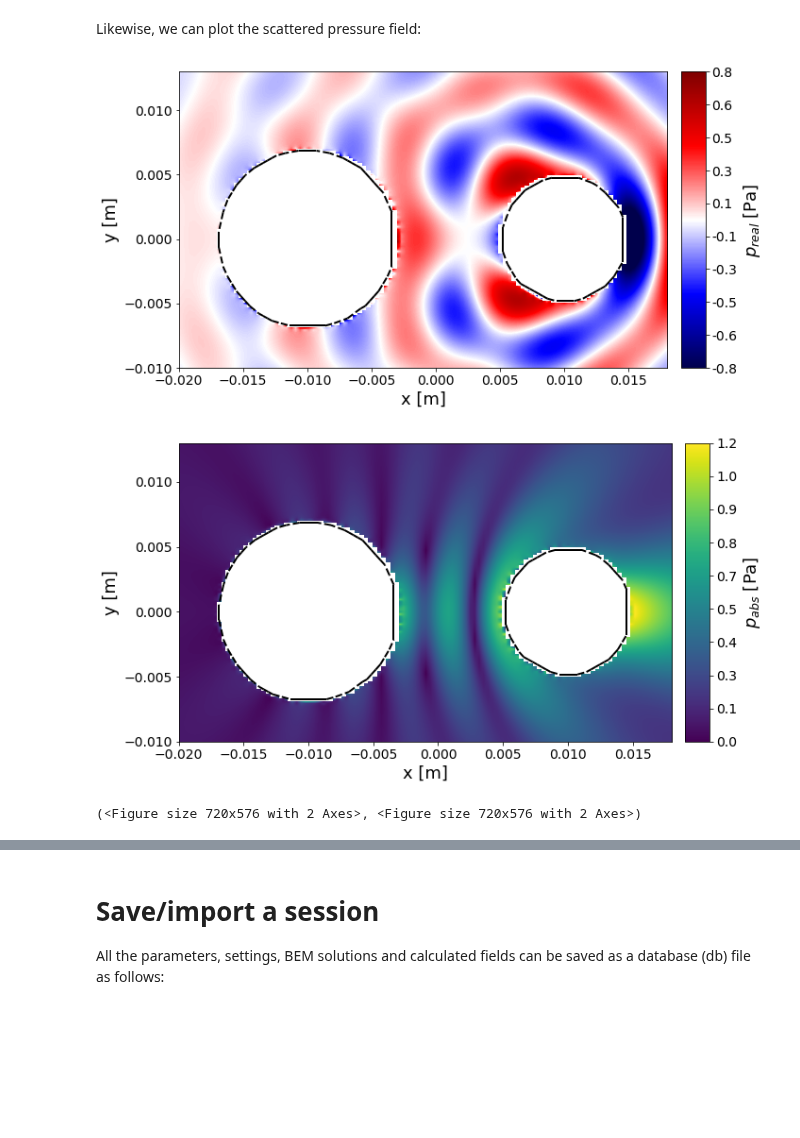
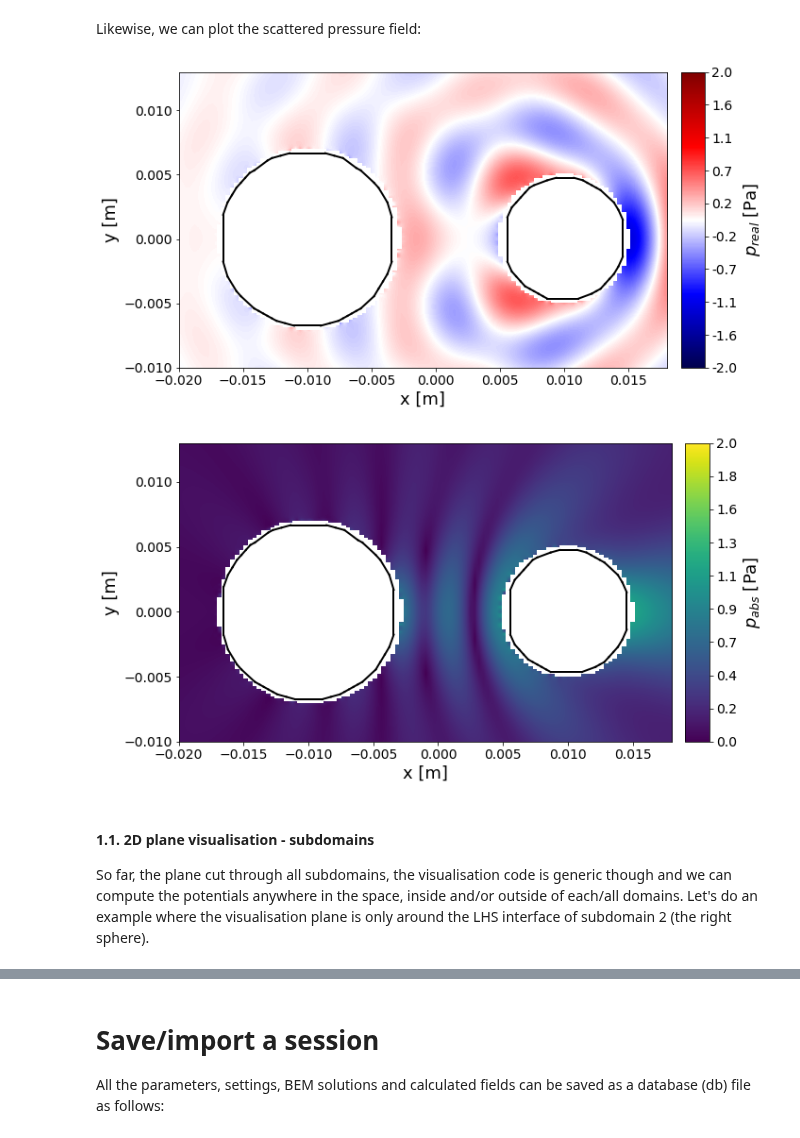
Before and after one commit to optimuslib/optimus, a Jupyter notebook: notebooks/Multiple domains postprocess.ipynb, the cells around one changed output, grey strips where cells are left out. Drawn from its saved outputs; the diff is of its cells as text; code cells hidden in the pictures; blank space fills up the shorter version.

```diff
--- a/notebooks/Multiple domains postprocess.ipynb
+++ b/notebooks/Multiple domains postprocess.ipynb
@@ -86,3 +87,3 @@ Let's create a postprocess object and define the 2D plane to determine the field
 # %%
-pp_2d = optimus.postprocess.PostProcess_2D(model)
+pp_plane = optimus.postprocess.VisualisePlane(model)
 # %%
@@ -126,8 +126,10 @@ figs = optimus.postprocess.plot_pressure_field(pp_2d, field="total_pressure", un
 # %% [markdown]
 Likewise, we can plot the scattered pressure field:
 # %%
-figs = optimus.postprocess.plot_pressure_field(pp_2d,field="scattered_pressure", unit='pa')
+figs = optimus.postprocess.plot_pressure_field(pp_plane,field="scattered_pressure", unit='pa', clim=(-2,2))
 # %% [output]
-[figure, old version]
+[figure, new version]
-[figure, old version]
+[figure, new version]
-(<Figure size 720x576 with 2 Axes>, <Figure size 720x576 with 2 Axes>)
+# %% [markdown]
+#### 1.1. 2D plane visualisation - subdomains
+So far, the plane cut through all subdomains, the visualisation code is generic though and we can compute the potentials anywhere in the space, inside and/or outside of each/all domains. Let's do an example where the visualisation plane is only around the LHS interface of subdomain 2 (the right sphere).
```
Also changed, not shown: parts of 18 cells of this notebook, 10 other files.
